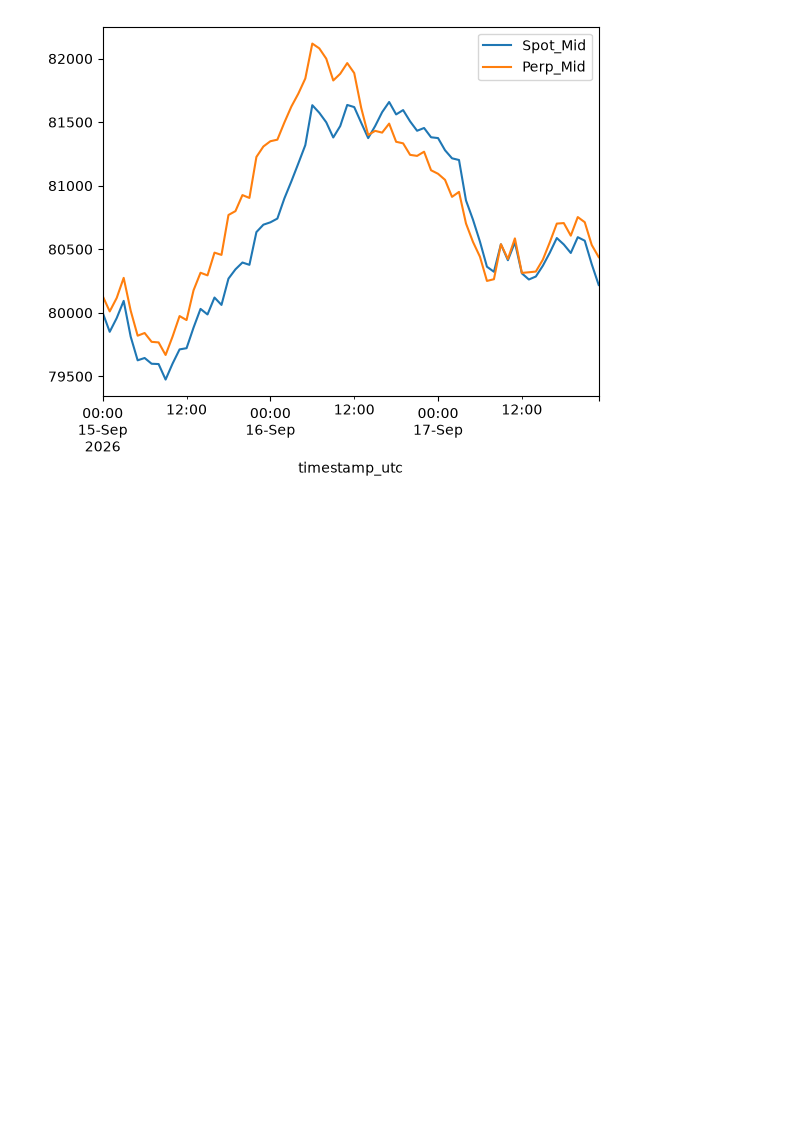
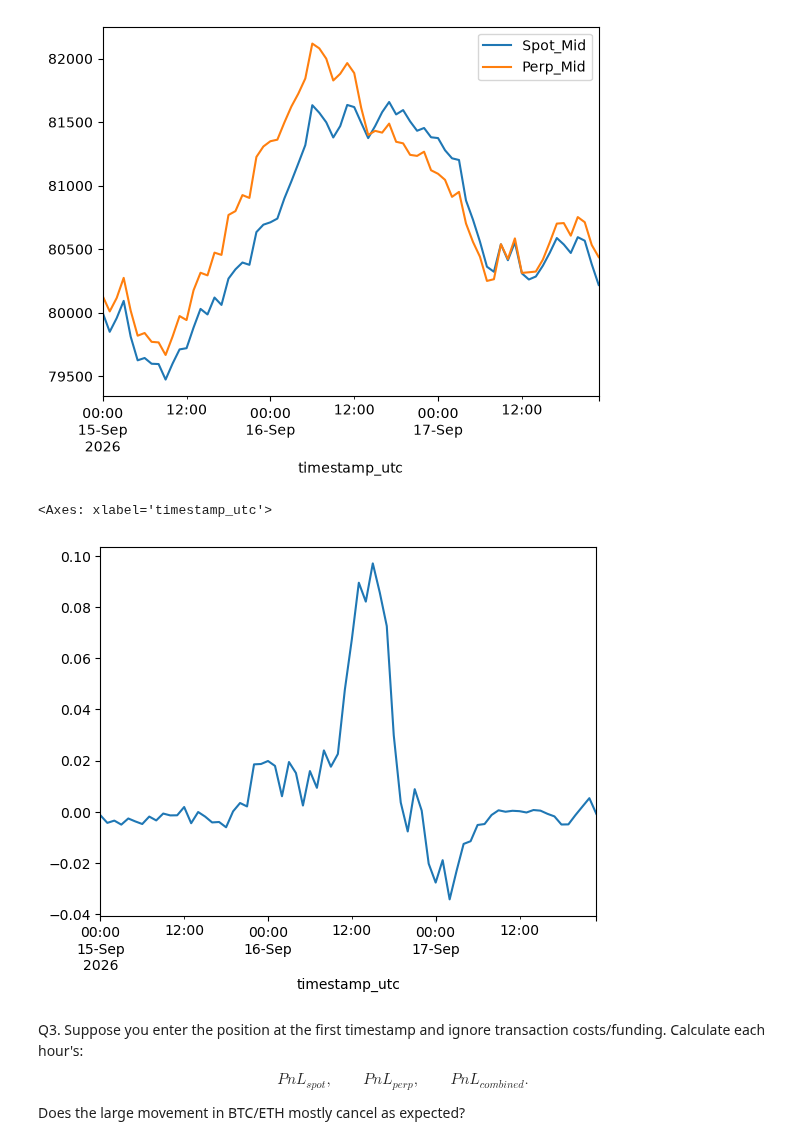
Before and after one commit to aliquid-novi/crypto_research, a Jupyter notebook: Funding Rate Study.ipynb, the cells around one changed output. Cells and saved outputs as stored; diff of their text form; code cells hidden in the pictures; blank space fills up the shorter version.

```diff
--- a/Funding Rate Study.ipynb
+++ b/Funding Rate Study.ipynb
@@ -36,11 +37,12 @@ and basis in bps. For BTC, remember the spot is quoted in USDC, so decide how yo
 # %%
 df_btc['Spot_Mid'] = (df_btc['spot_ask'] + df_btc['spot_bid']) / 2
 df_btc['Perp_Mid'] = (df_btc['perp_ask'] + df_btc['perp_bid']) / 2
-df_btc['BasisInBPS'] = (df_btc['Basis'] / ((df_btc['Spot_Mid'] + df_btc['Perp_Mid']) / 2) ) * 10_000
 df_btc['Spot_Mid_USDT_Terms'] = df_btc['Spot_Mid'] * df_btc['usdc_usdt'] # Since Spot is in USDC terms, we need to see how much it would be worth in terms of USDT, so we multiply.
 df_btc['Perp_Mid_USDC_Terms'] = df_btc['Perp_Mid'] / df_btc['usdc_usdt'] # Logic above, but vice versa
 df_btc['USDT_Basis'] = df_btc['Perp_Mid'] - df_btc['Spot_Mid_USDT_Terms']
 df_btc['USDC_Basis'] = df_btc['Perp_Mid_USDC_Terms'] - df_btc['Spot_Mid']
+df_btc['BasisInBPS_USDT'] = (df_btc['USDT_Basis'] / ((df_btc['Spot_Mid'] + df_btc['Perp_Mid']) / 2) ) * 10_000
+df_btc['BasisInBPS_USDC'] = (df_btc['USDC_Basis'] / ((df_btc['Spot_Mid'] + df_btc['Perp_Mid']) / 2) ) * 10_000
 df_btc.head(2)
 # %% [output]
 |  | product | spot_symbol | perp_symbol | spot_quote_ccy | perp_quote_ccy | spot_qty | perp_qty | spot_bid | ... |
@@ -56,3 +58,14 @@ df_btc[['Spot_Mid', 'Perp_Mid']].plot()
 # %% [output]
 <Axes: xlabel='timestamp_utc'>
 [figure]
+# %%
+(df_btc['BasisInBPS_USDC'] - df_btc['BasisInBPS_USDT']).plot()
+# %% [output]
+<Axes: xlabel='timestamp_utc'>
+[figure, added]
+# %% [markdown]
+Q3. Suppose you enter the position at the first timestamp and ignore transaction costs/funding. Calculate each hour's:
+
+$$ PnL_{spot},\qquad PnL_{perp},\qquad PnL_{combined}. $$
+
+Does the large movement in BTC/ETH mostly cancel as expected?
```
Also changed, not shown: parts of 7 cells of this notebook, 21 other files.
